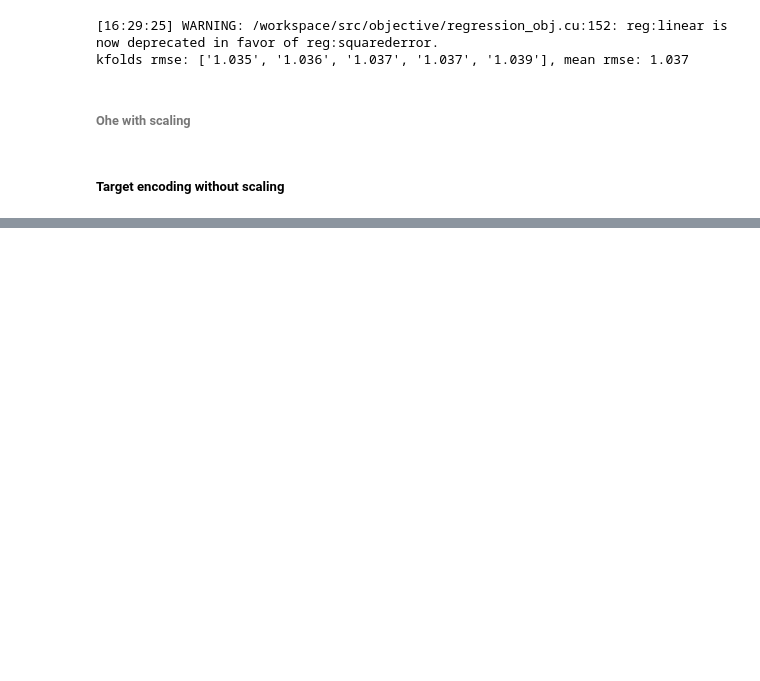
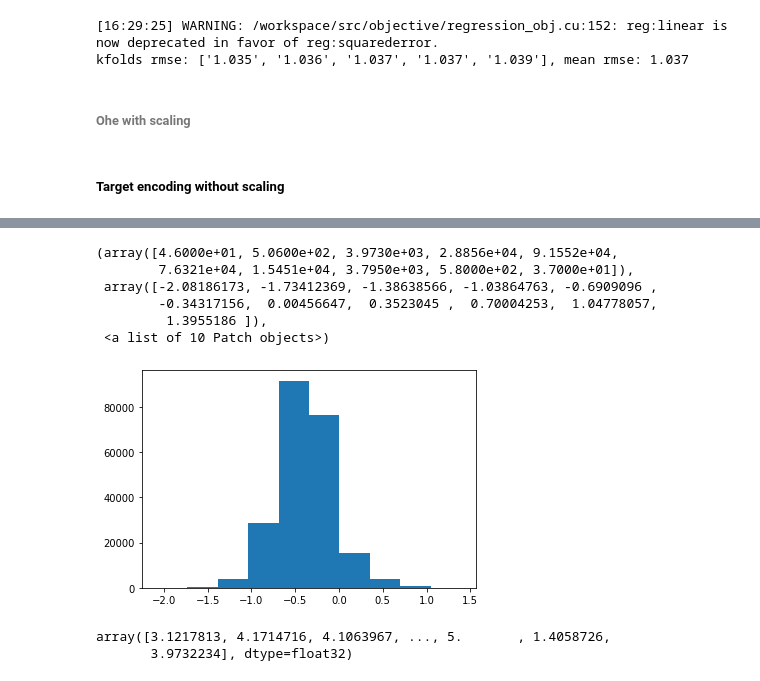
Before and after one commit to whiteRa2bit/mckinsey_datathon, a Jupyter notebook: xgboost.ipynb, the cells around one changed output, grey strips where cells are left out. Drawn from its saved outputs; the diff is of its cells as text; code cells hidden in the pictures; blank space fills up the shorter version.

```diff
--- a/xgboost.ipynb
+++ b/xgboost.ipynb
@@ -88,2 +132,17 @@ X_test_transformed.head()
+# %%
+plt.hist(ensemble_pred - y_pred)
+# %% [output]
+(array([4.6000e+01, 5.0600e+02, 3.9730e+03, 2.8856e+04, 9.1552e+04,
+        7.6321e+04, 1.5451e+04, 3.7950e+03, 5.8000e+02, 3.7000e+01]),
+ array([-2.08186173, -1.73412369, -1.38638566, -1.03864763, -0.6909096 ,
+        -0.34317156,  0.00456647,  0.3523045 ,  0.70004253,  1.04778057,
+         1.3955186 ]),
+ <a list of 10 Patch objects>)
+[figure, added]
+# %%
+y_pred
+# %% [output]
+array([3.1217813, 4.1714716, 4.1063967, ..., 5.       , 1.4058726,
+       3.9732234], dtype=float32)
 # %%
 sample = pd.read_csv('./data/origin/sample_submission_L0aRkDL.csv')
```
Also changed, not shown: parts of 15 cells of this notebook, 2 other files.
